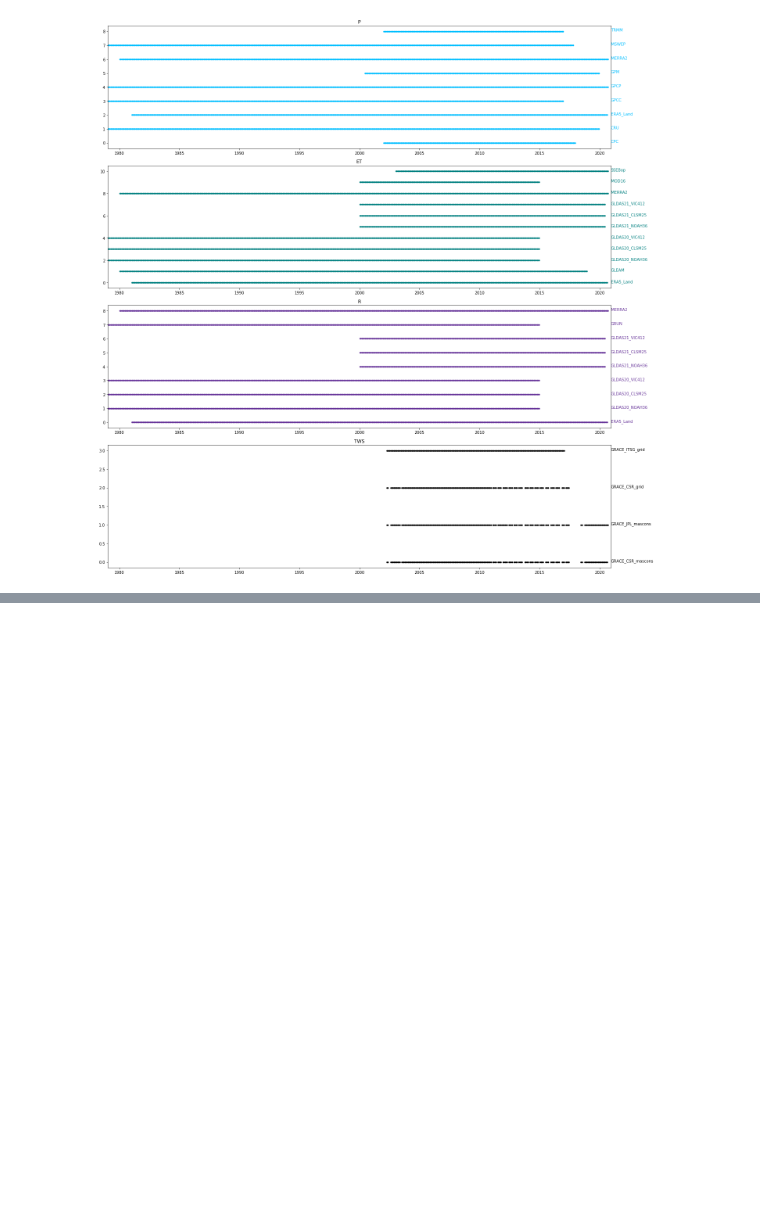
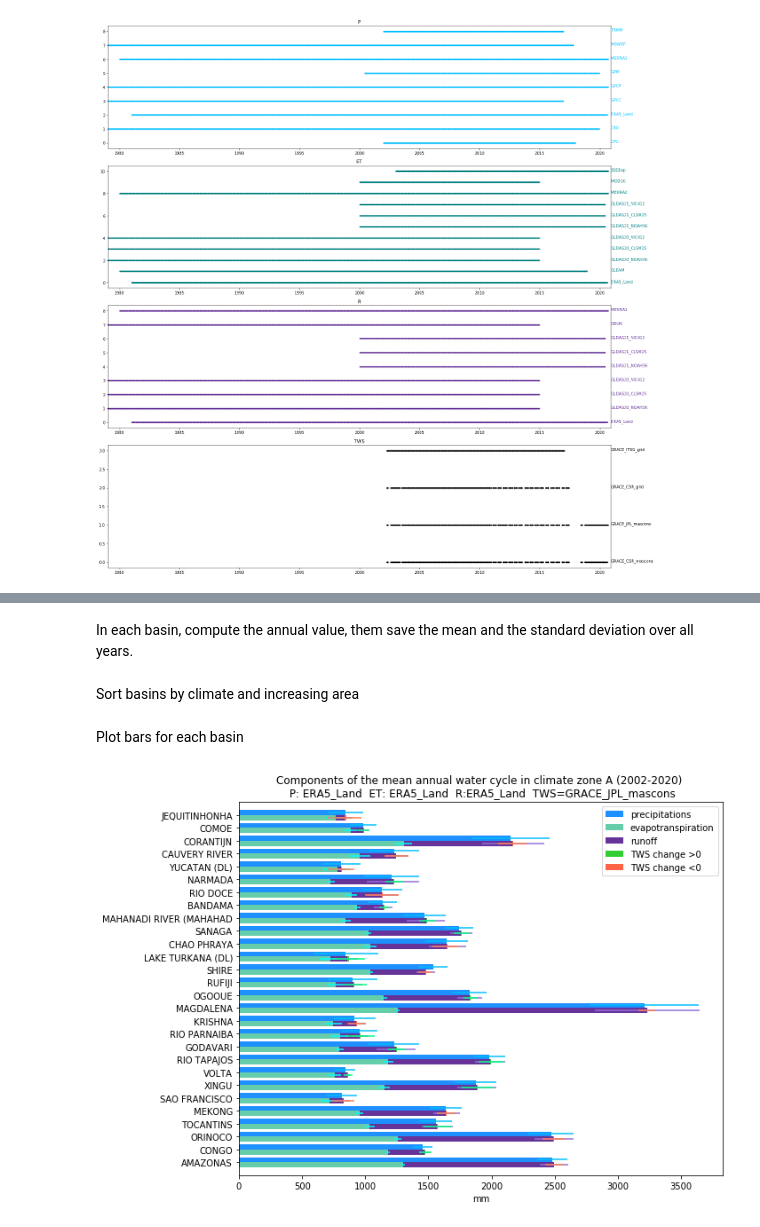
Before and after one commit to lehmannfa/water_storage_changes, a Jupyter notebook: water_budget/Explore datasets.ipynb, the cells around one changed output, grey strips where cells are left out. Drawn from its saved outputs; the diff is of its cells as text; code cells hidden in the pictures; blank space fills up the shorter version.

Commit message:
mean annual water cycle components

```diff
--- a/water_budget/Explore datasets.ipynb
+++ b/water_budget/Explore datasets.ipynb
@@ -401,0 +438,3 @@ plt.show()
+# %%
+water_cycle_comp=pd.DataFrame(np.zeros((selected_basins.shape[0],4*2)),index=selected_basins.index,
+                             columns=['P_mean','P_std','ET_mean','ET_std','R_mean','R_std','TWS_mean','TWS_std'])
@@ -401,0 +443,5 @@ plt.show()
+# %%
+data_P='ERA5_Land'
+data_ET='ERA5_Land'
+data_R='ERA5_Land'
+data_TWS='GRACE_JPL_mascons'
@@ -401,0 +471,2 @@ plt.show()
+# %% [markdown]
+In each basin, compute the annual value, them save the mean and the standard deviation over all years.
@@ -401,0 +491,59 @@ plt.show()
+# %% [markdown]
+Sort basins by climate and increasing area
+# %%
+water_cycle_comp['MAIN_CLIMATE']=selected_basins['MAIN_CLIMATE']
+water_cycle_comp['RASTAREA']=selected_basins['RASTAREA']
+water_cycle_comp=water_cycle_comp.sort_values(by=['MAIN_CLIMATE','RASTAREA'],ascending=False)
+# %% [markdown]
+Plot bars for each basin
+# %%
+climate='A'
+if climate=='all':
+    plt.figure(figsize=(10,20))
+    water_cycle_comp_selec=water_cycle_comp
+    i=water_cycle_comp.shape[0]
+else:
+    water_cycle_comp_selec=water_cycle_comp.loc[water_cycle_comp['MAIN_CLIMATE']==climate]
+    i=water_cycle_comp_selec.shape[0]
+    plt.figure(figsize=(10,i//4))
+
+height_bar=0.4
+plt.barh(np.arange(i)+height_bar/2,water_cycle_comp_selec.loc[:,'P_mean'],
+         xerr=water_cycle_comp_selec.loc[:,'P_std'],ecolor='deepskyblue',
+         label='precipitations',height=height_bar,color='dodgerblue')
+
+plt.barh(np.arange(i)-height_bar/2,water_cycle_comp_selec.loc[:,'ET_mean'],
+         xerr=water_cycle_comp_selec.loc[:,'ET_std'],ecolor='cyan',
+         label='evapotranspiration',height=height_bar,color='mediumaquamarine')
+
+plt.barh(np.arange(i)-height_bar/2,water_cycle_comp_selec.loc[:,'R_mean'],
+         left=water_cycle_comp_selec.loc[:,'ET_mean'],
+         xerr=water_cycle_comp_selec.loc[:,'R_std'],ecolor='mediumpurple',
+         label='runoff',height=height_bar,color='rebeccapurple')
+
+plt.barh(np.where(water_cycle_comp_selec['TWS_mean']>0)[0]-height_bar/2,
+         water_cycle_comp_selec.loc[water_cycle_comp_selec['TWS_mean']>0,'TWS_mean'],
+        left=water_cycle_comp_selec.loc[water_cycle_comp_selec['TWS_mean']>0,'ET_mean']+water_cycle_comp_selec.loc[water_cycle_comp_selec['TWS_mean']>0,'R_mean'],
+         xerr=water_cycle_comp_selec.loc[water_cycle_comp_selec['TWS_mean']>0,'TWS_std'],ecolor='springgreen',
+         label='TWS change >0',height=height_bar,color='limegreen')
+
+plt.barh(np.where(water_cycle_comp_selec['TWS_mean']<0)[0]-height_bar/2,
+         water_cycle_comp_selec.loc[water_cycle_comp_selec['TWS_mean']<0,'TWS_mean'],
+        left=water_cycle_comp_selec.loc[water_cycle_comp_selec['TWS_mean']<0,'ET_mean']+water_cycle_comp_selec.loc[water_cycle_comp_selec['TWS_mean']<0,'R_mean'],
+         xerr=water_cycle_comp_selec.loc[water_cycle_comp_selec['TWS_mean']<0,'TWS_std'],ecolor='coral',
+         label='TWS change <0',height=height_bar,color='tomato')
+
+plt.xlabel('mm')
+plt.yticks(np.arange(i),water_cycle_comp_selec.index)
+plt.ylim([-1,i])
+if climate=='all':
+    plt.title('Components of the mean annual water cycle ({}-{}) \n P: {}  ET: {}  R:{}  TWS={}'.format(min_year,
+                            max_year,data_P,data_ET,data_R,data_TWS))
+else:
+    plt.title('Components of the mean annual water cycle in climate zone {} ({}-{}) \n P: {}  ET: {}  R:{}  TWS={}'.format(climate,
+                    min_year,max_year,data_P,data_ET,data_R,data_TWS))
+plt.legend()
+plt.tight_layout()
+plt.show()
+# %% [output]
+[figure, added]
```
Also changed, not shown: parts of 8 cells of this notebook.
